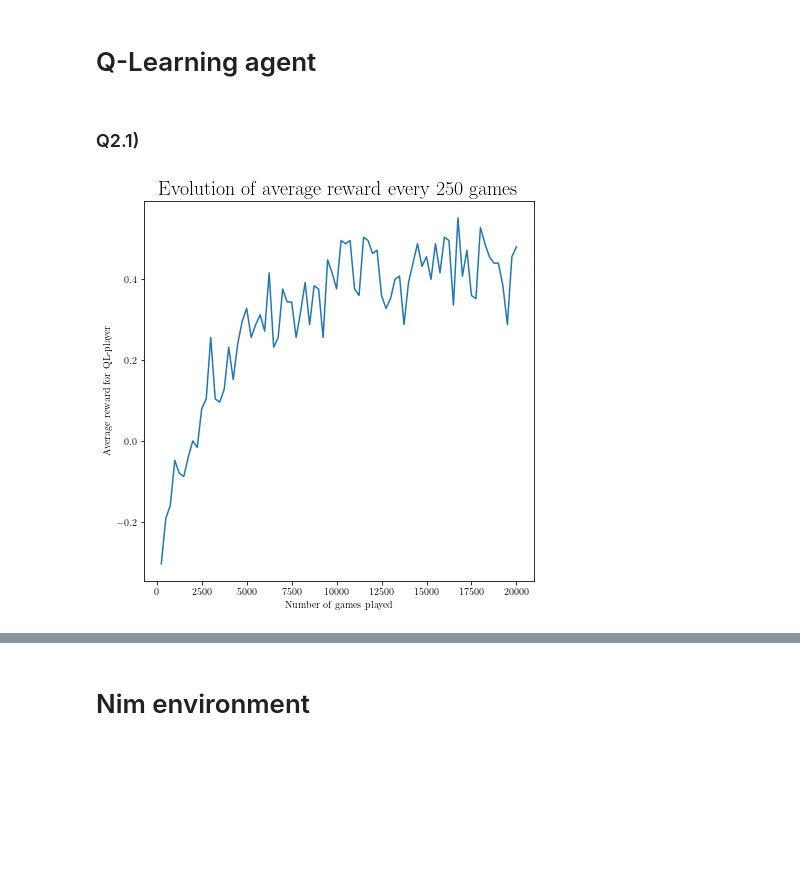
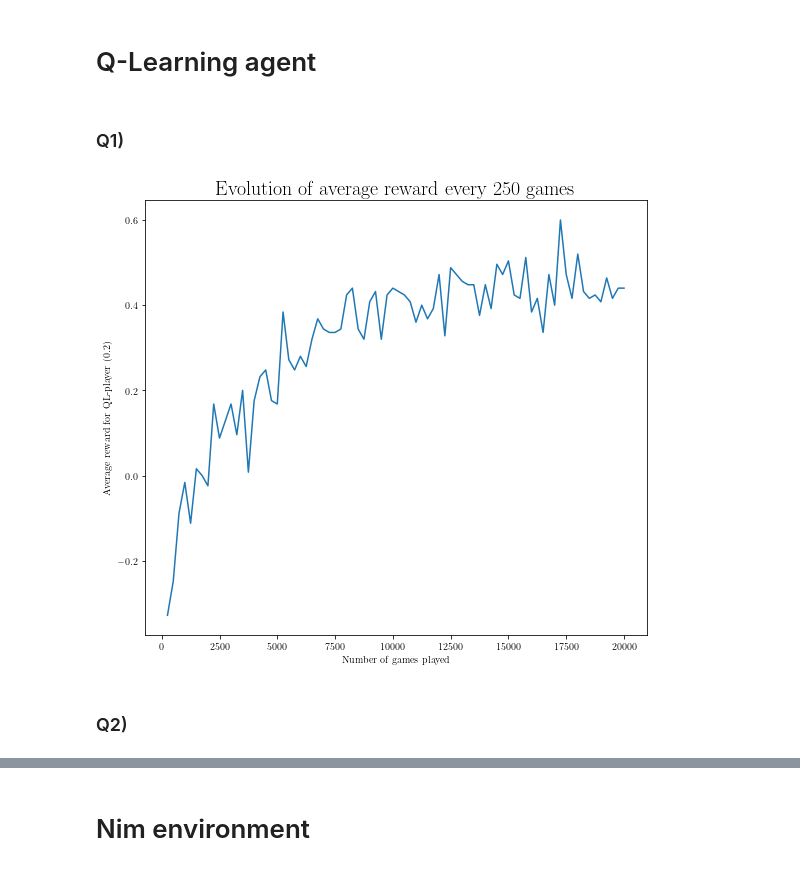
Before and after one commit to louisPoulain/ANN_NIM, a Jupyter notebook: nim.ipynb, the cells around one changed output, grey strips where cells are left out. Drawn from its saved outputs; the diff is of its cells as text; code cells hidden in the pictures; blank space fills up the shorter version.

```diff
--- a/nim.ipynb
+++ b/nim.ipynb
@@ -8,9 +8,11 @@ from nim_env import NimEnv, OptimalPlayer, QL_Player
 plt.rc('text', usetex = True)
 # %% [markdown]
 # Q-Learning agent
+# %% [markdown]
+### Q1)
+# %%
+Q1(eps = 0.2, eps_opt = 0.5, nb_games = 20000, nb_samples = 1) #nb_games = 30, eps = 0.2, eps_opt = 0.7, step = 1)
+# %% [output]
+[figure, added]
 # %% [markdown]
-### Q2.1)
+### Q2)
-# %%
-Q1(eps = 0.2, eps_opt = 0.5, nb_games = 20000) #nb_games = 30, eps = 0.2, eps_opt = 0.7, step = 1)
-# %% [output]
-[figure, removed]
```
Also changed, not shown: parts of 22 cells of this notebook, 14 other files.
